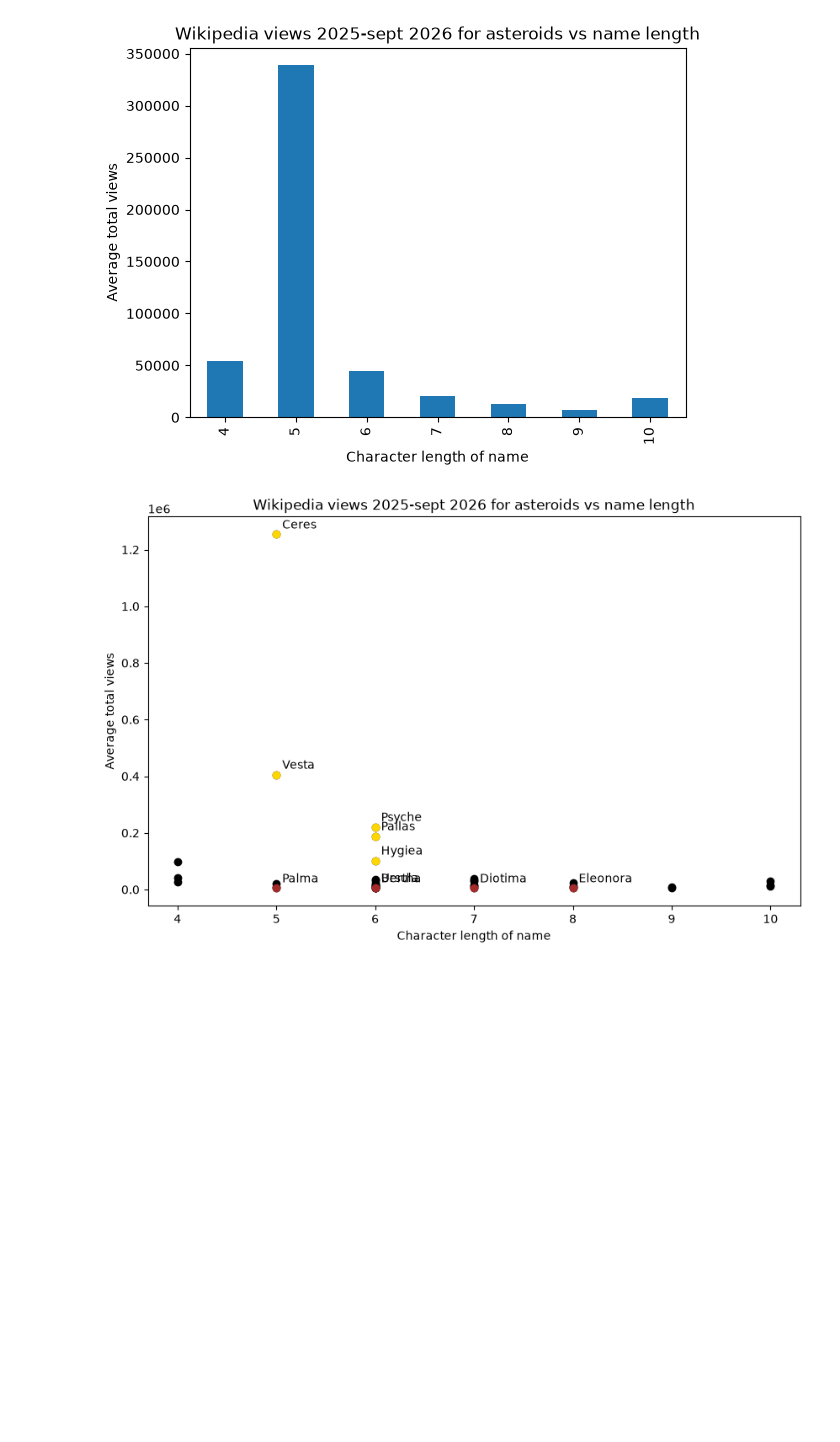
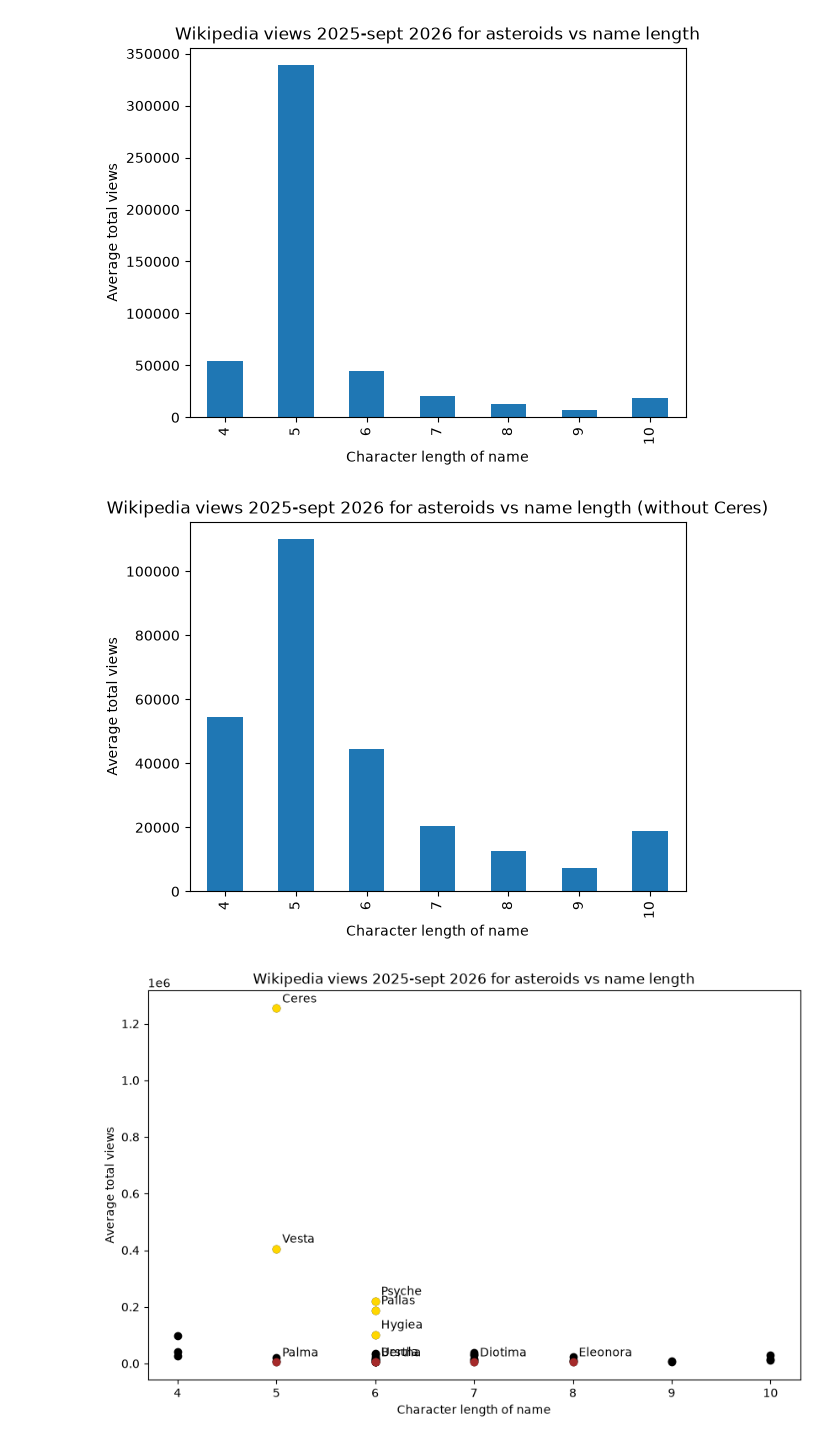
Before and after one commit to etu8924/CelestialCelebs, a Jupyter notebook: maya_research/asteroidgraphs.ipynb, the cells around one changed output. Saved outputs shown, nothing was run; the diff lists cells and outputs as text; code cells hidden in the pictures; blank space fills up the shorter version.

```diff
--- a/maya_research/asteroidgraphs.ipynb
+++ b/maya_research/asteroidgraphs.ipynb
@@ -104,6 +122,18 @@ plt.show()
 #pls note that all asteroids have names ranging from 4-10 characters
 # %% [output]
 [figure]
+# %%
+#without ceres
+no_ceres = file[file["name_only"] != "Ceres"]
+
+avg = no_ceres.groupby("name_length")["total_views"].mean()
+avg.plot(kind="bar")
+plt.xlabel("Character length of name")
+plt.ylabel("Average total views")
+plt.title("Wikipedia views 2025-sept 2026 for asteroids vs name length (without Ceres)")
+plt.show()
+# %% [output]
+[figure, added]
 # %%
 #scatterplot for most and least viewed
 
```
Also changed, not shown: parts of 1 cell of this notebook.
